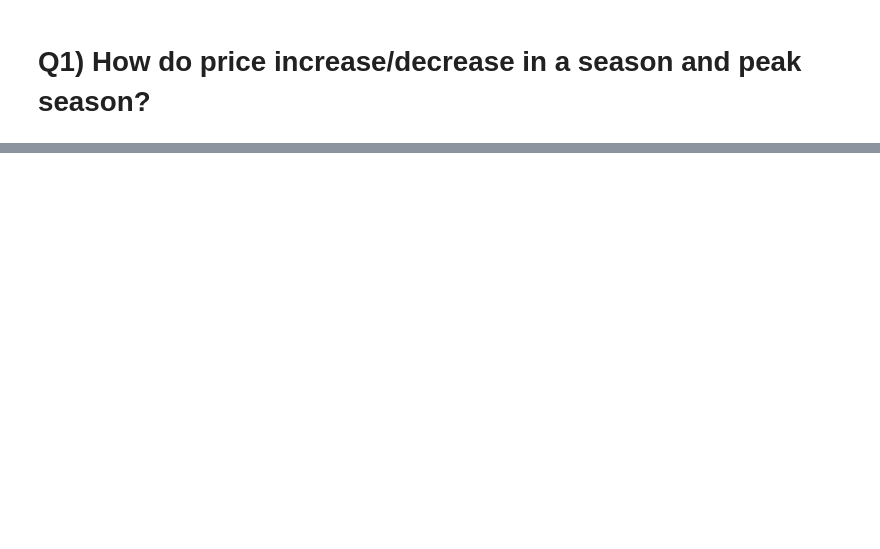
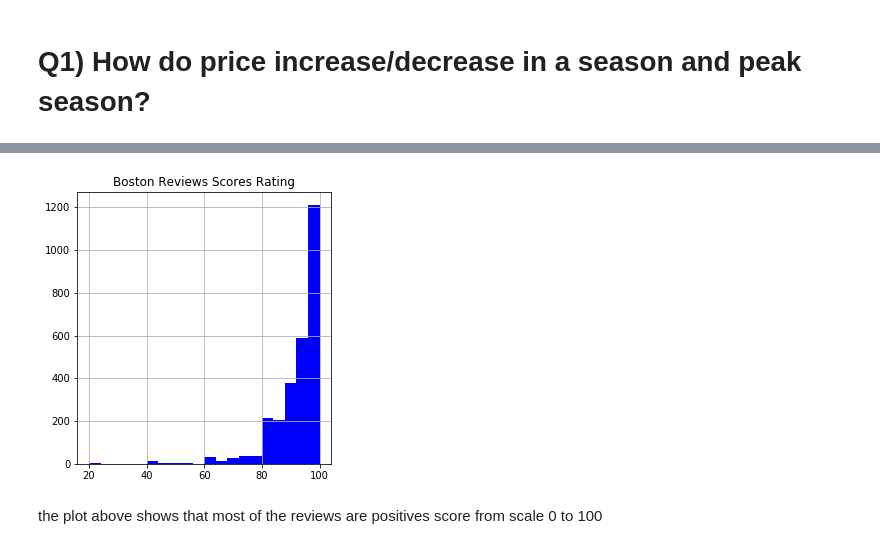
Before and after one commit to kowshik226/project1, a Jupyter notebook: boston_seattle.ipynb, the cells around one changed output, grey strips where cells are left out. Cells and saved outputs as stored; diff of their text form; code cells hidden in the pictures; blank space fills up the shorter version.

```diff
--- a/boston_seattle.ipynb
+++ b/boston_seattle.ipynb
@@ -41,10 +65,10 @@ cities = ['boston','seattle']
 # %%
-# seattle read data
+# boston data
 
-seattle_listings = pd.read_csv(path.join(cwd, cities[0], 'listings.csv'))
-seattle_reviews  = pd.read_csv(path.join(cwd, cities[0], 'reviews.csv'))
-seattle_calendar  = pd.read_csv(path.join(cwd, cities[0], 'calendar.csv'))
+boston_listings = pd.read_csv(path.join(cwd, cities[0], 'listings.csv'))
+boston_reviews = pd.read_csv(path.join(cwd, cities[0], 'reviews.csv'))
+boston_calendar  = pd.read_csv(path.join(cwd, cities[0], 'calendar.csv'))
 
-sea_lis = seattle_listings
-sea_rev = seattle_reviews
-sea_cal = seattle_calendar
+bos_lis = boston_listings
+bos_rev = boston_reviews
+bos_cal = boston_calendar
@@ -519,7 +182,0 @@ Name: extra_people, Length: 3585, dtype: object
-# %%
-## Price & extra_people: str -> float
-## drop '$' and ','
-sea_lis_2.price = sea_lis_2['price'].apply(clean_price)
-bos_lis_2.price = bos_lis_2['price'].apply(clean_price)
-sea_lis.extra_people = sea_lis_2['extra_people'].apply(clean_price)
-bos_lis.extra_people = bos_lis_2['extra_people'].apply(clean_price)
@@ -713,0 +353,12 @@ bos_cal_1.groupby(['year','month'])[['price']].mean().plot(kind='bar')
+# %%
+# We can use the listings dataset and the scores ratings to have an idea of what to expect from the reviews:
+
+# Mostly positive reviews
+plt.figure(figsize=(10,5))
+plt.subplot(1,2,1)
+bos_lis['review_scores_rating'].sort_values().reset_index(drop=True).dropna().hist(color='blue', bins=20)
+plt.title('Boston Reviews Scores Rating');
+# %% [output]
+[figure, added]
+# %% [markdown]
+the plot above shows that most of the reviews are positives score from scale 0 to 100
```
Also changed, not shown: parts of 106 cells of this notebook, 8 other files.
